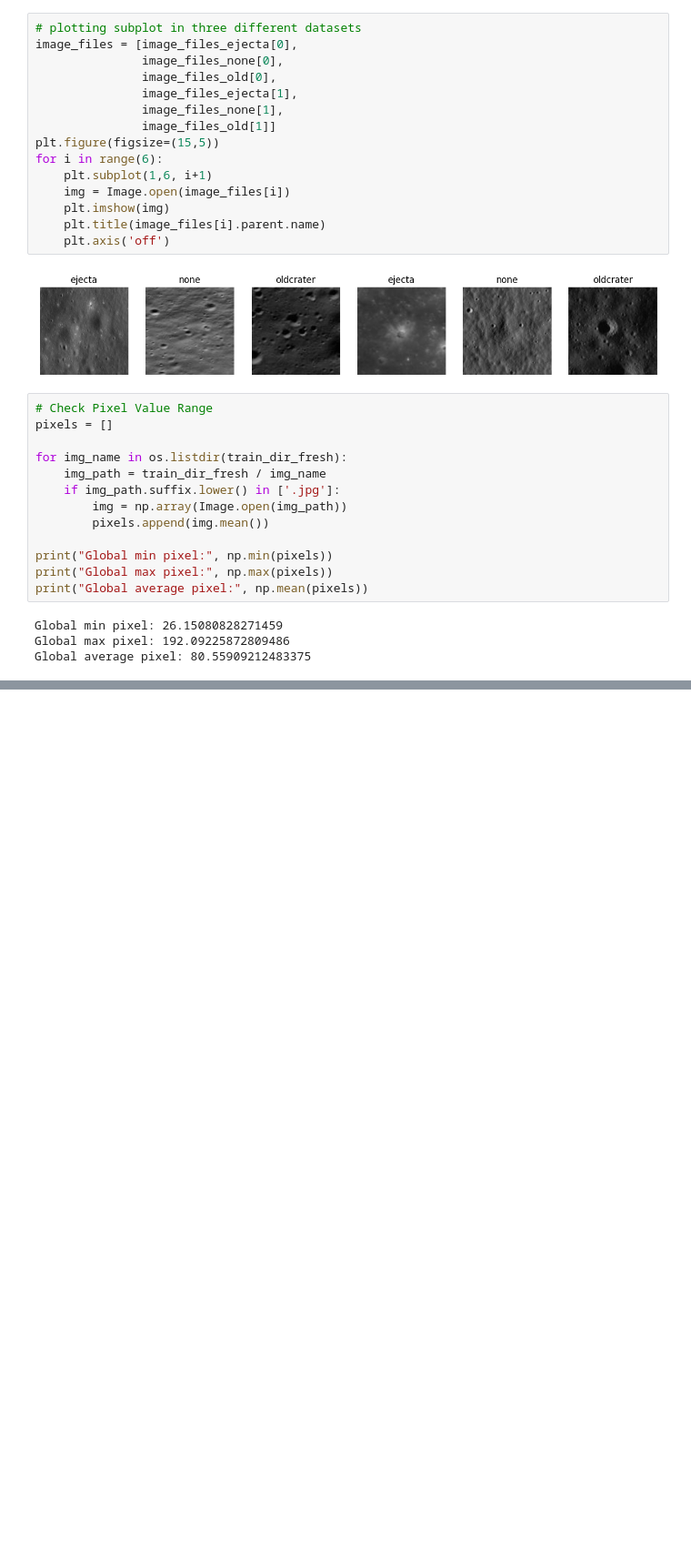
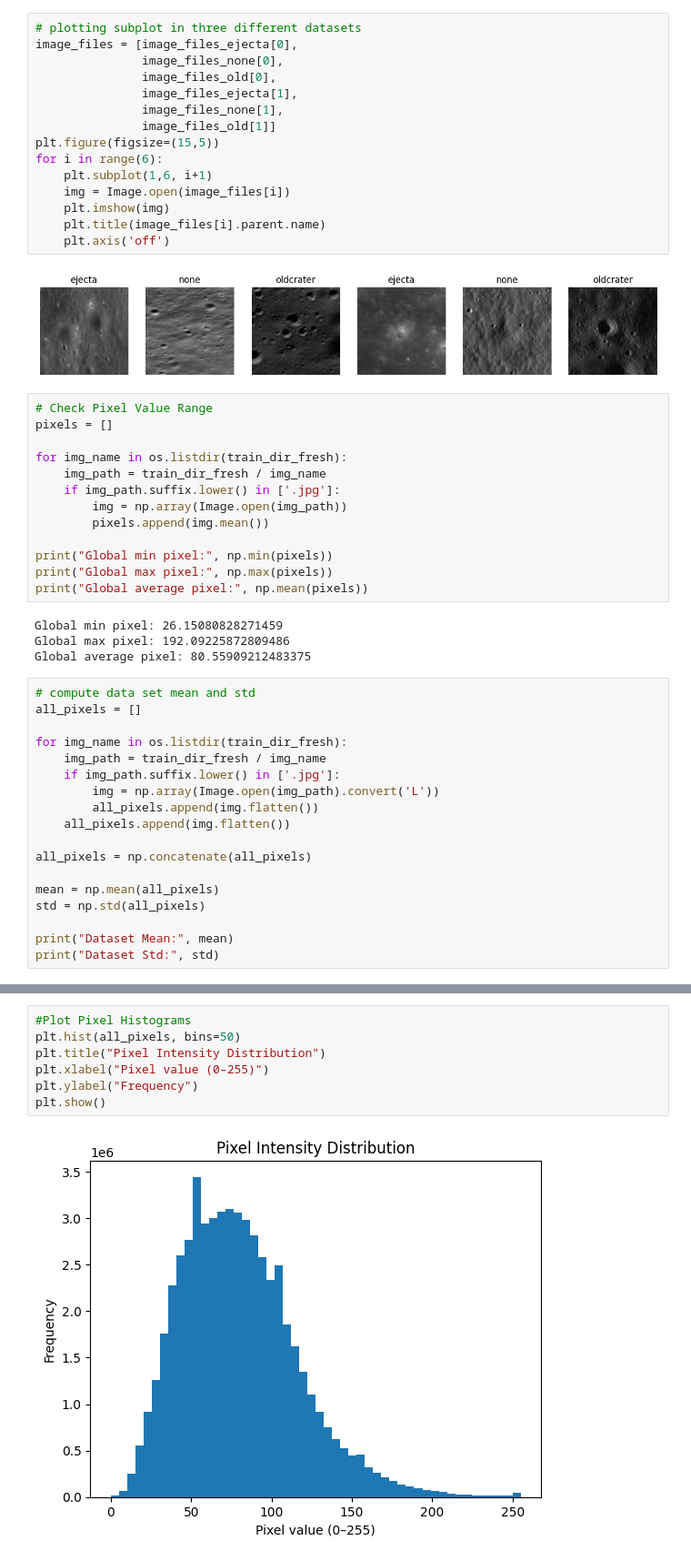
Before and after one commit to VMontejo/lunar-crater-age-classifier, a Jupyter notebook: notebooks/santanu/04_data_exploration_fresh.ipynb, the cells around one changed output, grey strips where cells are left out. Shown at 91% size. Cells and saved outputs as stored; diff of their text form; blank space fills up the shorter version.

Commit message:
did some data exploration for tomorrow discussion

```diff
--- a/notebooks/santanu/04_data_exploration.ipynb
+++ b/notebooks/santanu/04_data_exploration_fresh.ipynb
@@ -65,3 +65,21 @@ print("Global average pixel:", np.mean(pixels))
 Global min pixel: 26.15080828271459
 Global max pixel: 192.09225872809486
 Global average pixel: 80.55909212483375
+# %%
+# compute data set mean and std
+all_pixels = []
+
+for img_name in os.listdir(train_dir_fresh):
+    img_path = train_dir_fresh / img_name
+    if img_path.suffix.lower() in ['.jpg']:
+        img = np.array(Image.open(img_path).convert('L'))
+        all_pixels.append(img.flatten())
+    all_pixels.append(img.flatten())
+
+all_pixels = np.concatenate(all_pixels)
+
+mean = np.mean(all_pixels)
+std = np.std(all_pixels)
+
+print("Dataset Mean:", mean)
+print("Dataset Std:", std)
@@ -67,0 +106,9 @@ Global average pixel: 80.55909212483375
+# %%
+#Plot Pixel Histograms
+plt.hist(all_pixels, bins=50)
+plt.title("Pixel Intensity Distribution")
+plt.xlabel("Pixel value (0–255)")
+plt.ylabel("Frequency")
+plt.show()
+# %% [output]
+[figure, added]
```
Also changed, not shown: parts of 2 cells of this notebook, 3 other files.
